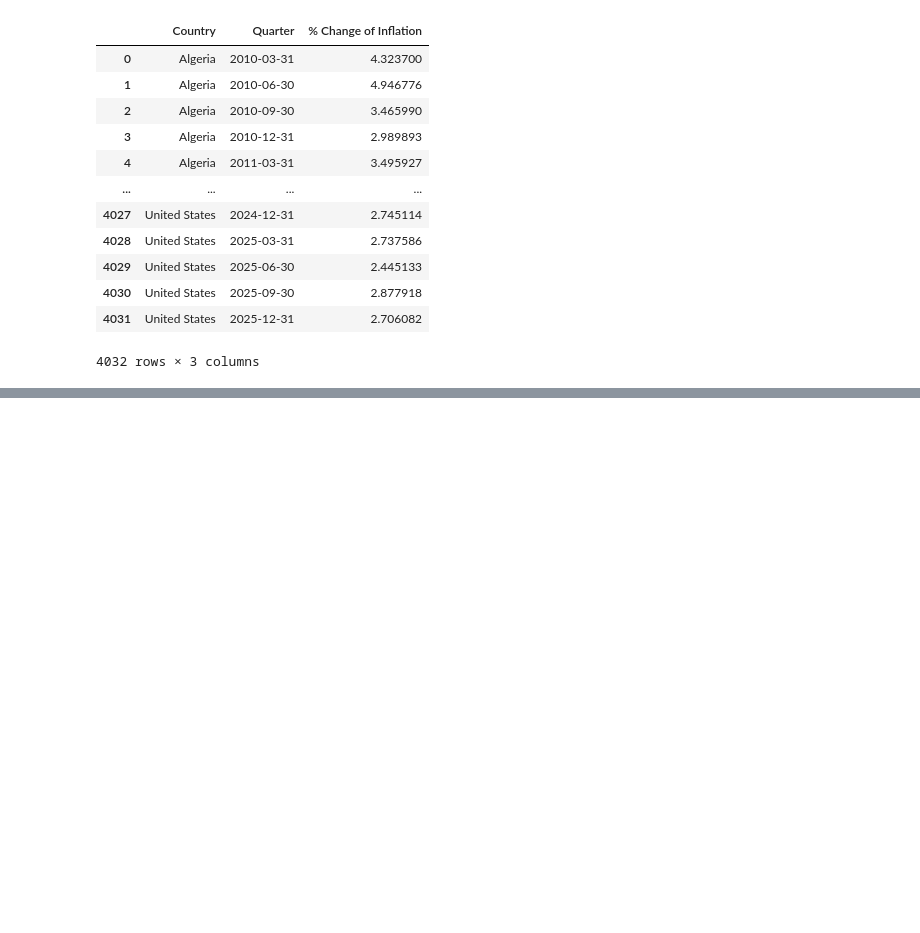
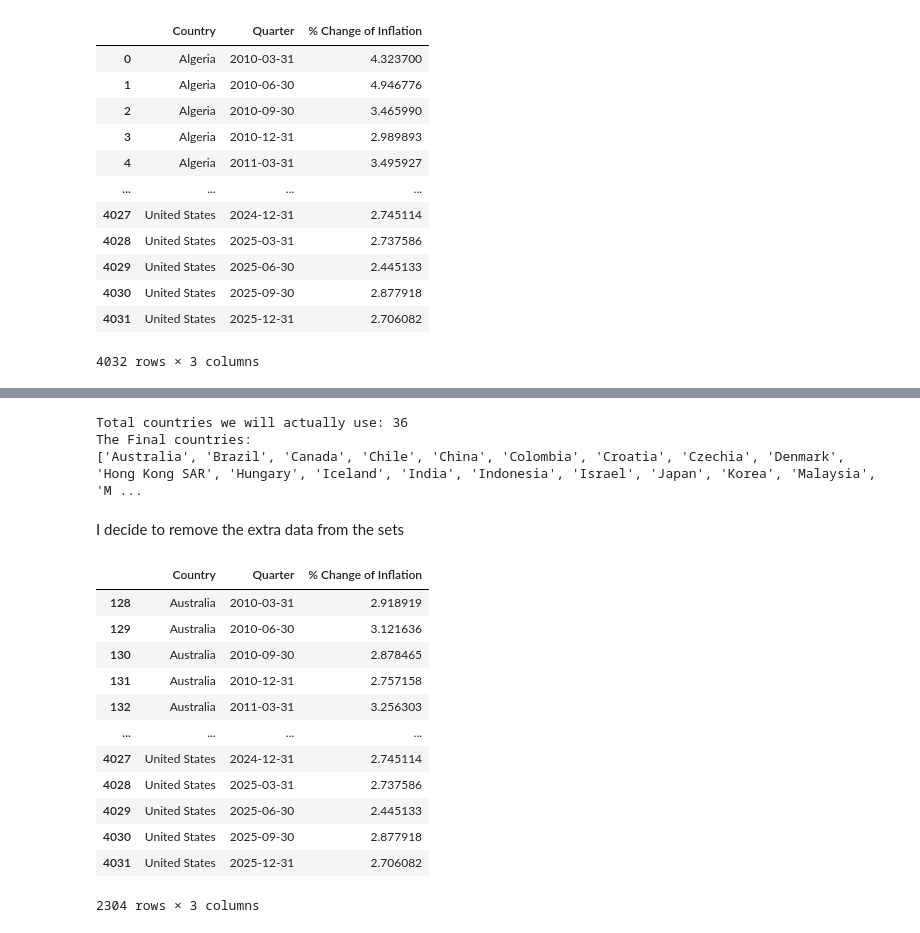
Before and after one commit to SiyanaVel19/Final_project_SU_2026, a Jupyter notebook: Project_housing_2.ipynb, the cells around one changed output, grey strips where cells are left out. Drawn from its saved outputs; the diff is of its cells as text; code cells hidden in the pictures; blank space fills up the shorter version.

Commit message:
Common countries
After cleaning the data, I noticed there are different amounts of countries for each set (duh) and I wanted to see for which ones I have all the data

```diff
--- a/Project_housing_2.ipynb
+++ b/Project_housing_2.ipynb
@@ -762,0 +723,33 @@ CP_final
+# %%
+print(f"Total countries we will actually use: {len(common_countries)}")
+print("The Final countries:")
+print(sorted(common_countries))
+# %% [output]
+Total countries we will actually use: 36
+The Final countries:
+['Australia', 'Brazil', 'Canada', 'Chile', 'China', 'Colombia', 'Croatia', 'Czechia', 'Denmark', 'Hong Kong SAR', 'Hungary', 'Iceland', 'India', 'Indonesia', 'Israel', 'Japan', 'Korea', 'Malaysia', 'M ...
+# %% [markdown]
+I decide to remove the extra data from the sets
+# %%
+Countries_observed = ['Australia', 'Brazil', 'Canada', 'Chile', 'China', 'Colombia', 'Croatia', 'Czechia', 'Denmark',
+    'Hong Kong SAR', 'Hungary', 'Iceland', 'India', 'Indonesia', 'Israel', 'Japan', 'Korea', 'Malaysia', 'Mexico', 'Morocco',
+    'New Zealand', 'North Macedonia', 'Norway', 'Peru', 'Philippines', 'Poland', 'Romania', 'Russia', 'Serbia', 'South Africa', 'Sweden',
+    'Switzerland', 'Thailand', 'Türkiye', 'United Kingdom', 'United States']
+# %%
+CPI_final = CPI_final[CPI_final['Country'].isin(Countries_observed)].copy()
+# %%
+CPI_final
+# %% [output]
+|  | Country | Quarter | % Change of Inflation |
+| 128 | Australia | 2010-03-31 | 2.918919 |
+| 129 | Australia | 2010-06-30 | 3.121636 |
+| 130 | Australia | 2010-09-30 | 2.878465 |
+| 131 | Australia | 2010-12-31 | 2.757158 |
+| 132 | Australia | 2011-03-31 | 3.256303 |
+| ... | ... | ... | ... |
+| 4027 | United States | 2024-12-31 | 2.745114 |
+| 4028 | United States | 2025-03-31 | 2.737586 |
+| 4029 | United States | 2025-06-30 | 2.445133 |
+| 4030 | United States | 2025-09-30 | 2.877918 |
+| 4031 | United States | 2025-12-31 | 2.706082 |
+2304 rows × 3 columns
```
Also changed, not shown: parts of 20 cells of this notebook.
